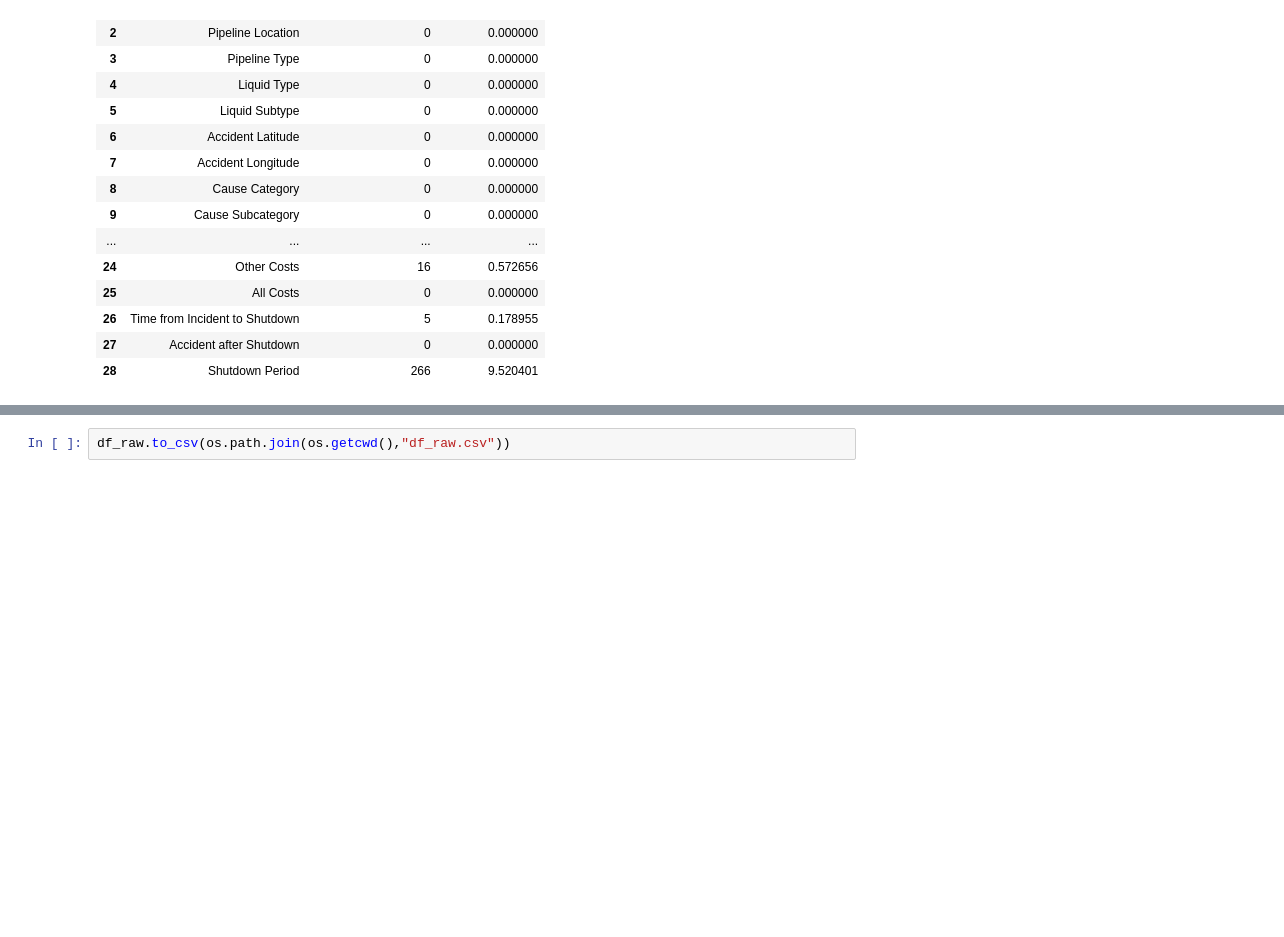
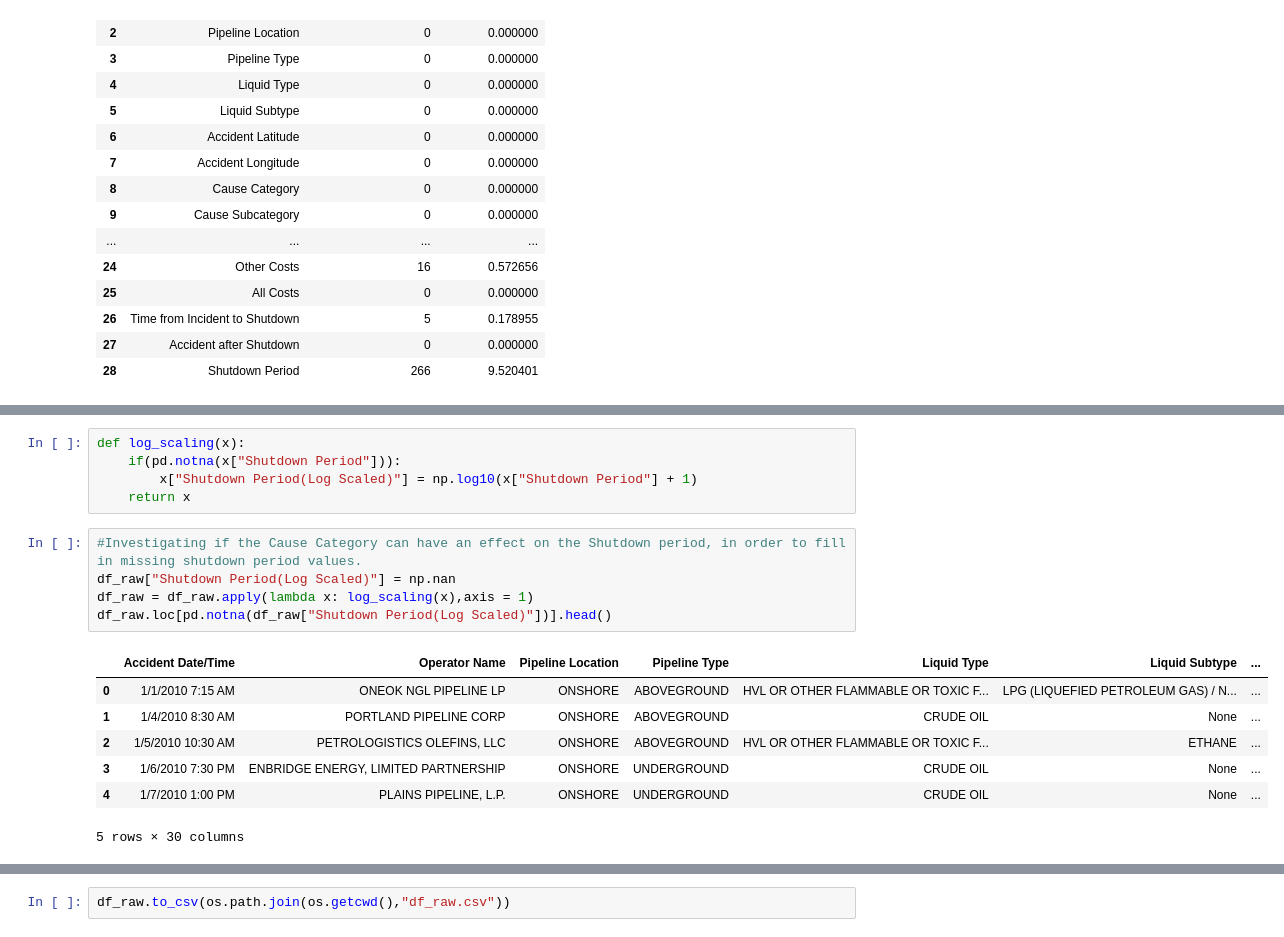
Before and after one commit to Pasindu19970808/Pipeline-Accidents, a Jupyter notebook: Pipeline Accidents.ipynb, the cells around one changed output, grey strips where cells are left out. Cells and saved outputs as stored; diff of their text form; blank space fills up the shorter version.

```diff
--- a/Pipeline Accidents.ipynb
+++ b/Pipeline Accidents.ipynb
@@ -608,0 +667,18 @@ display(df_missing_values.style.background_gradient(cmap = 'Reds',axis = 0))
+# %%
+def log_scaling(x):
+    if(pd.notna(x["Shutdown Period"])):
+        x["Shutdown Period(Log Scaled)"] = np.log10(x["Shutdown Period"] + 1)
+    return x
+# %%
+#Investigating if the Cause Category can have an effect on the Shutdown period, in order to fill in missing shutdown period values.
+df_raw["Shutdown Period(Log Scaled)"] = np.nan
+df_raw = df_raw.apply(lambda x: log_scaling(x),axis = 1)
+df_raw.loc[pd.notna(df_raw["Shutdown Period(Log Scaled)"])].head()
+# %% [output]
+|  | Accident Date/Time | Operator Name | Pipeline Location | Pipeline Type | Liquid Type | Liquid Subtype | ... |
+| 0 | 1/1/2010 7:15 AM | ONEOK NGL PIPELINE LP | ONSHORE | ABOVEGROUND | HVL OR OTHER FLAMMABLE OR TOXIC F... | LPG (LIQUEFIED PETROLEUM GAS) / N... | ... |
+| 1 | 1/4/2010 8:30 AM | PORTLAND PIPELINE CORP | ONSHORE | ABOVEGROUND | CRUDE OIL | None | ... |
+| 2 | 1/5/2010 10:30 AM | PETROLOGISTICS OLEFINS, LLC | ONSHORE | ABOVEGROUND | HVL OR OTHER FLAMMABLE OR TOXIC F... | ETHANE | ... |
+| 3 | 1/6/2010 7:30 PM | ENBRIDGE ENERGY, LIMITED PARTNERSHIP | ONSHORE | UNDERGROUND | CRUDE OIL | None | ... |
+| 4 | 1/7/2010 1:00 PM | PLAINS PIPELINE, L.P. | ONSHORE | UNDERGROUND | CRUDE OIL | None | ... |
+5 rows × 30 columns
```
Also changed, not shown: parts of 15 cells of this notebook, 1 other file.
